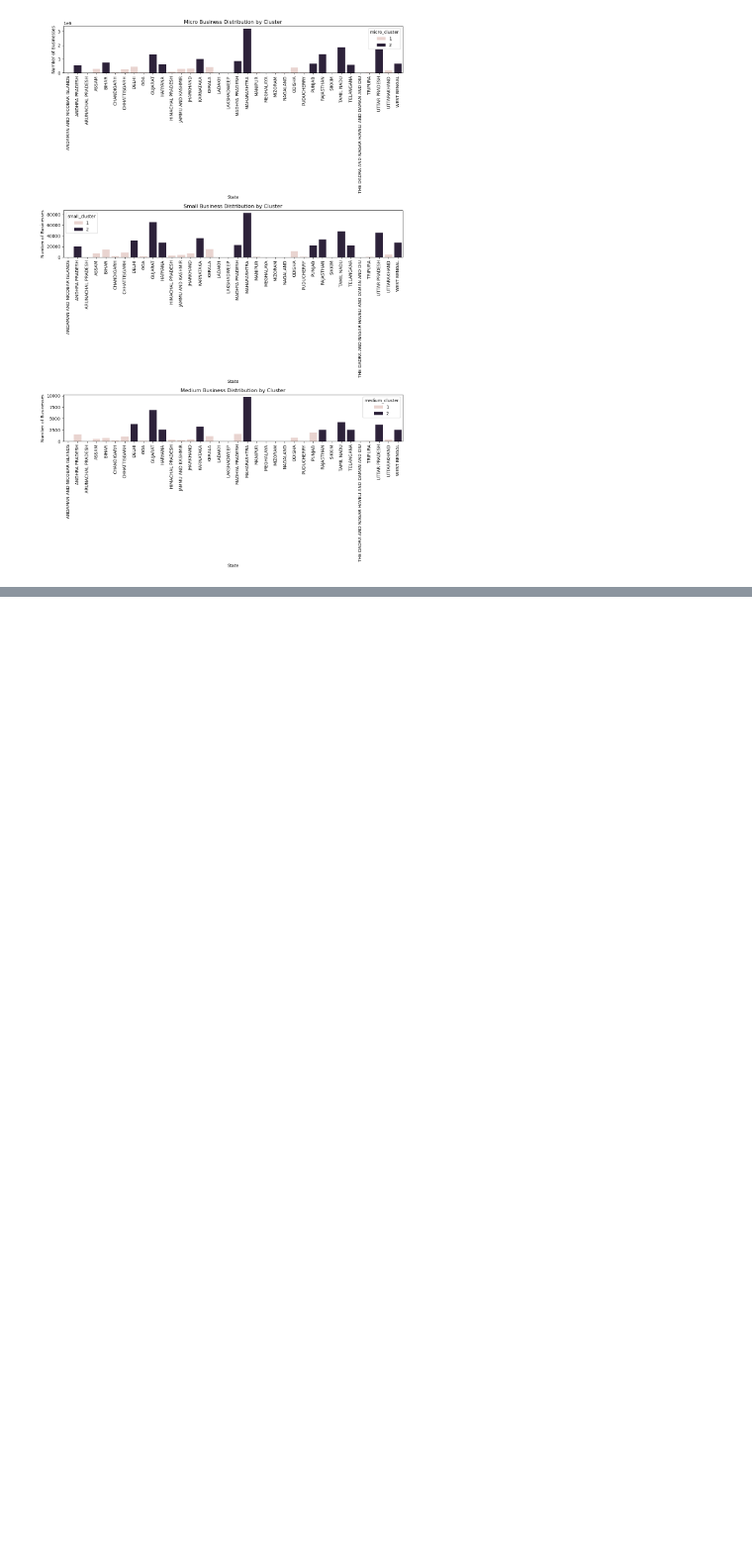
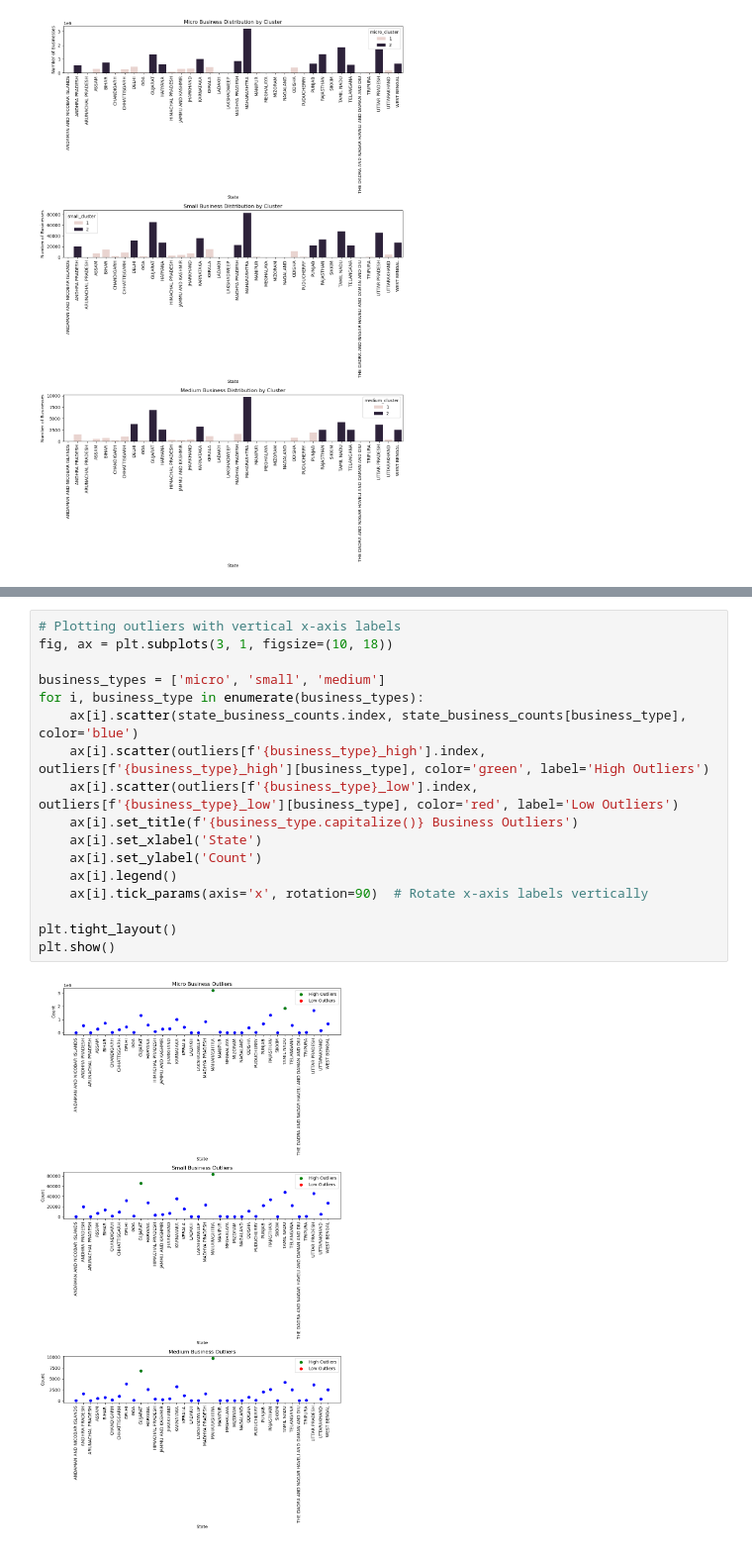
Before and after one commit to 10sharmashivam/AI_Personalization_for_MSME_FinTech_Platform, a Jupyter notebook: models/noteook.ipynb, the cells around one changed output, grey strips where cells are left out. Shown at 99% size. Cells and saved outputs as stored; diff of their text form; blank space fills up the shorter version.

Commit message:
Identify states that are outliers

```diff
--- a/models/noteook.ipynb
+++ b/models/noteook.ipynb
@@ -377,0 +442,19 @@ Cluster Summary Across Business Types:
+# %%
+# Plotting outliers with vertical x-axis labels
+fig, ax = plt.subplots(3, 1, figsize=(10, 18))
+
+business_types = ['micro', 'small', 'medium']
+for i, business_type in enumerate(business_types):
+    ax[i].scatter(state_business_counts.index, state_business_counts[business_type], color='blue')
+    ax[i].scatter(outliers[f'{business_type}_high'].index, outliers[f'{business_type}_high'][business_type], color='green', label='High Outliers')
+    ax[i].scatter(outliers[f'{business_type}_low'].index, outliers[f'{business_type}_low'][business_type], color='red', label='Low Outliers')
+    ax[i].set_title(f'{business_type.capitalize()} Business Outliers')
+    ax[i].set_xlabel('State')
+    ax[i].set_ylabel('Count')
+    ax[i].legend()
+    ax[i].tick_params(axis='x', rotation=90)  # Rotate x-axis labels vertically
+
+plt.tight_layout()
+plt.show()
+# %% [output]
+[figure, added]
```
Also changed, not shown: parts of 1 cell of this notebook.
